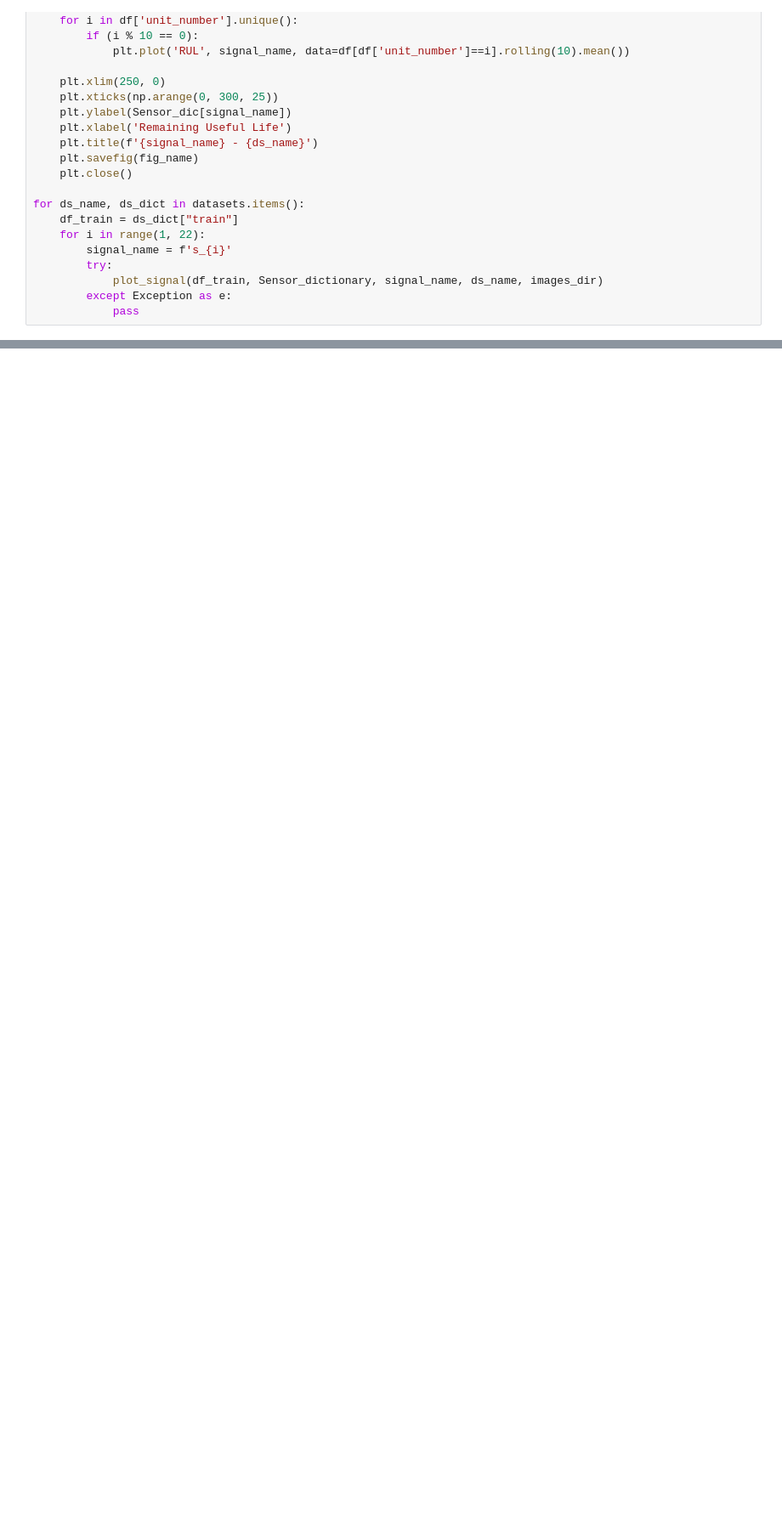
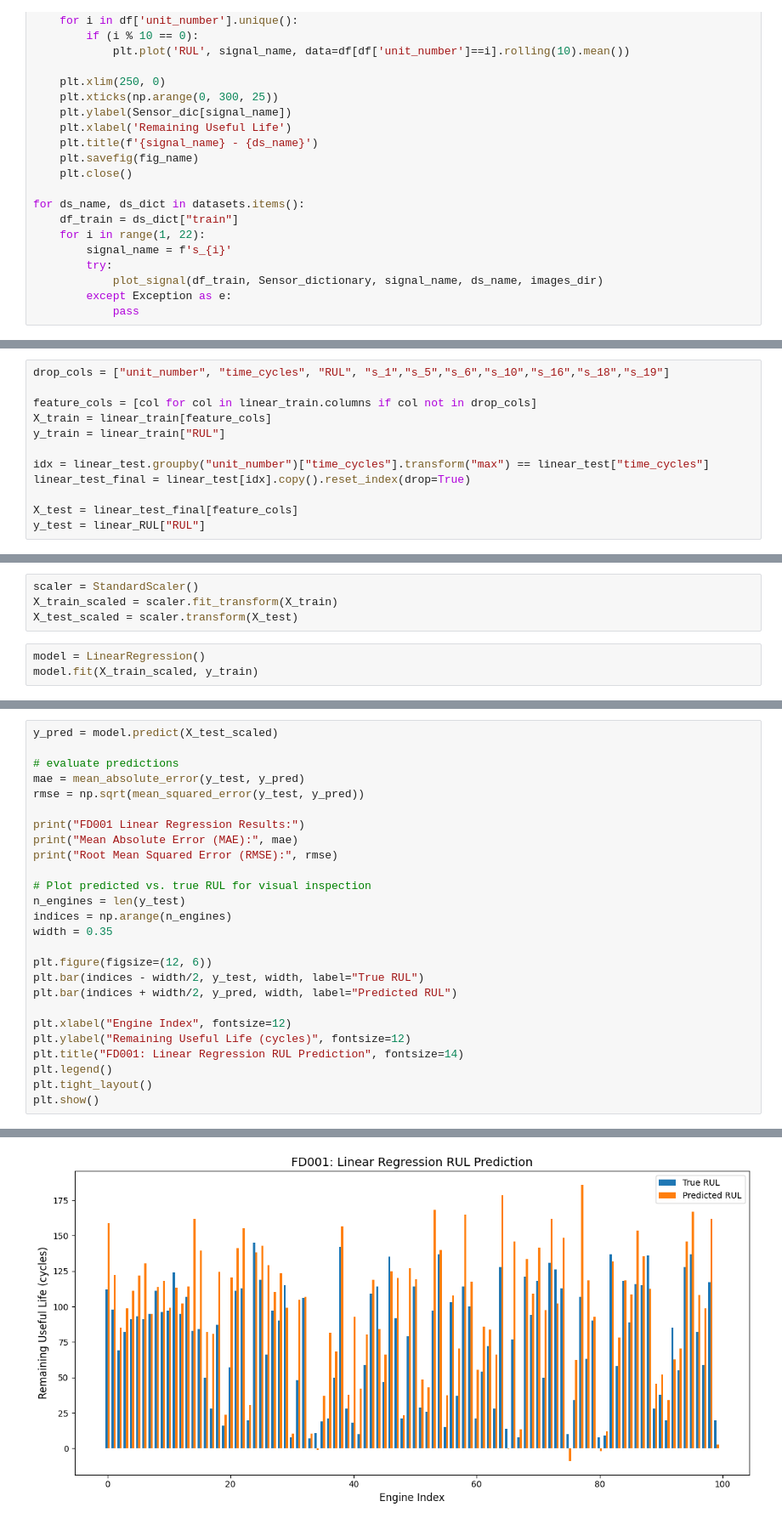
Before and after one commit to Serendipity-PdM/analysis, a Jupyter notebook: nasa.ipynb, the cells around one changed output, grey strips where cells are left out. Shown: that part at 85% size. Cells and saved outputs as stored; diff of their text form; blank space fills up the shorter version.

Commit message:
linear regression
adds linear regression model

```diff
--- a/nasa.ipynb
+++ b/nasa.ipynb
@@ -349,0 +343,12 @@ Skipping images/box_plots/FD004_s_21_boxplot.png, already exists.
+# %%
+drop_cols = ["unit_number", "time_cycles", "RUL", "s_1","s_5","s_6","s_10","s_16","s_18","s_19"]
+
+feature_cols = [col for col in linear_train.columns if col not in drop_cols]
+X_train = linear_train[feature_cols]
+y_train = linear_train["RUL"]
+
+idx = linear_test.groupby("unit_number")["time_cycles"].transform("max") == linear_test["time_cycles"]
+linear_test_final = linear_test[idx].copy().reset_index(drop=True)
+
+X_test = linear_test_final[feature_cols]
+y_test = linear_RUL["RUL"]
@@ -349,0 +357,7 @@ Skipping images/box_plots/FD004_s_21_boxplot.png, already exists.
+# %%
+scaler = StandardScaler()
+X_train_scaled = scaler.fit_transform(X_train)
+X_test_scaled = scaler.transform(X_test)
+# %%
+model = LinearRegression()
+model.fit(X_train_scaled, y_train)
@@ -349,0 +366,27 @@ Skipping images/box_plots/FD004_s_21_boxplot.png, already exists.
+# %%
+y_pred = model.predict(X_test_scaled)
+
+# evaluate predictions
+mae = mean_absolute_error(y_test, y_pred)
+rmse = np.sqrt(mean_squared_error(y_test, y_pred))
+
+print("FD001 Linear Regression Results:")
+print("Mean Absolute Error (MAE):", mae)
+print("Root Mean Squared Error (RMSE):", rmse)
+
+# Plot predicted vs. true RUL for visual inspection
+n_engines = len(y_test)
+indices = np.arange(n_engines)
+width = 0.35
+
+plt.figure(figsize=(12, 6))
+plt.bar(indices - width/2, y_test, width, label="True RUL")
+plt.bar(indices + width/2, y_pred, width, label="Predicted RUL")
+
+plt.xlabel("Engine Index", fontsize=12)
+plt.ylabel("Remaining Useful Life (cycles)", fontsize=12)
+plt.title("FD001: Linear Regression RUL Prediction", fontsize=14)
+plt.legend()
+plt.tight_layout()
+plt.show()
+# %% [output]
@@ -349,0 +396 @@ Skipping images/box_plots/FD004_s_21_boxplot.png, already exists.
+[figure, added]
```
Also changed, not shown: parts of 8 cells of this notebook.
